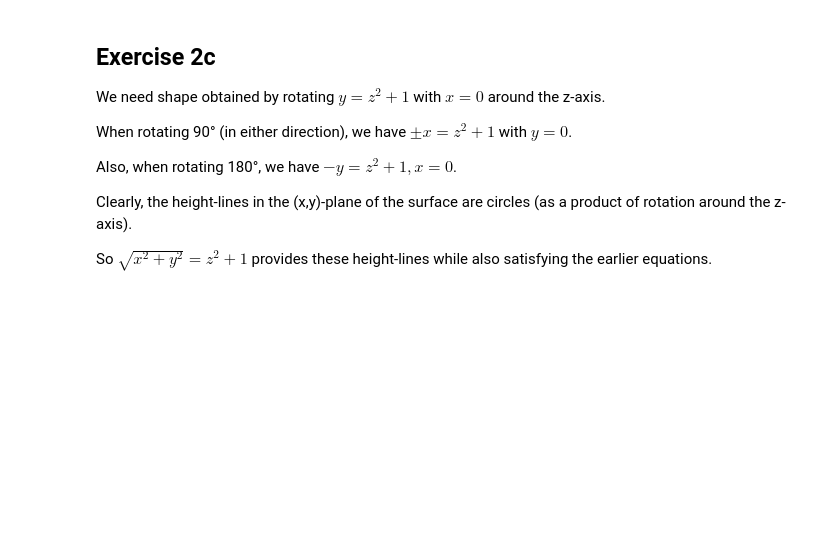
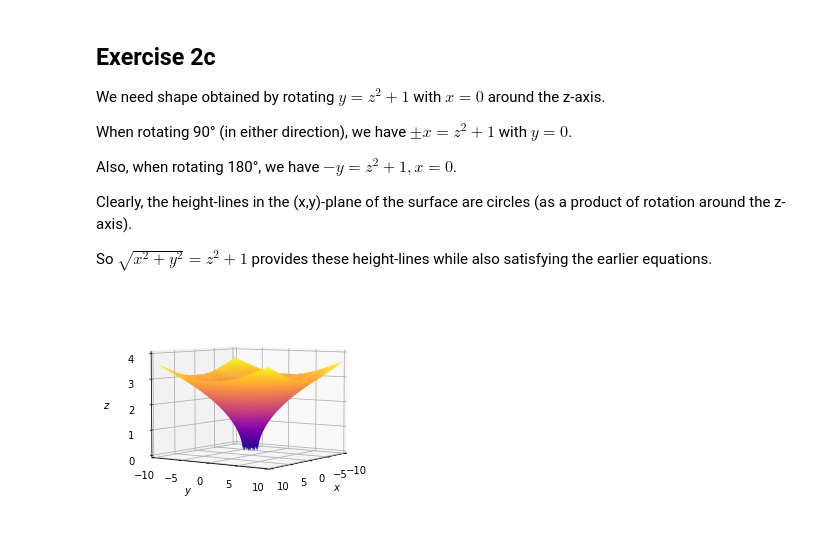
Before and after one commit to Nifrec/adv_calc_assignment, a Jupyter notebook: assignment_3/ass_3.ipynb, the cells around one changed output. Saved outputs shown, nothing was run; the diff lists cells and outputs as text; code cells hidden in the pictures; blank space fills up the shorter version.

```diff
--- a/assignment_3/ass_3.ipynb
+++ b/assignment_3/ass_3.ipynb
@@ -101,3 +101,35 @@ Clearly, the height-lines in the (x,y)-plane of the surface are circles
 So
 $\sqrt{x^2 + y^2} = z^2 + 1$
 provides these height-lines while also satisfying the earlier equations.
+# %%
+def plot_2c():
+    xy_limits = [-10, 10]
+    x = np.linspace(xy_limits[0], xy_limits[1], 200)
+    y = np.linspace(xy_limits[0], xy_limits[1], 200)
+
+    X, Y = np.meshgrid(x, y)
+
+    Z_plus = np.sqrt(np.sqrt(np.power(X, 2) + np.power(Y, 2)) - 1)
+    Z_min = - Z_plus
+
+    fig = plt.figure()
+    ax = plt.axes(projection='3d')
+    ax.contour3D(X, Y, Z_plus, 100, cmap='plasma')
+    # ax.contour3D(X, Y, Z_min, 100, cmap='plasma')
+
+    ax.set_xlabel('$x$')
+    ax.set_ylabel('$y$')
+    ax.set_zlabel('$z$')
+
+    ax.set_xlim(xy_limits)
+    ax.set_ylim(xy_limits)
+    ax.set_zlim([0, 4])
+
+    ax.set_title("")
+    ax.view_init(5, 35) # Angle at which plot is shown
+
+    fig.savefig("ex2c.pdf")
+
+plot_2c()
+# %% [output]
+[figure, added]
```
Also changed, not shown: 1 other file.
